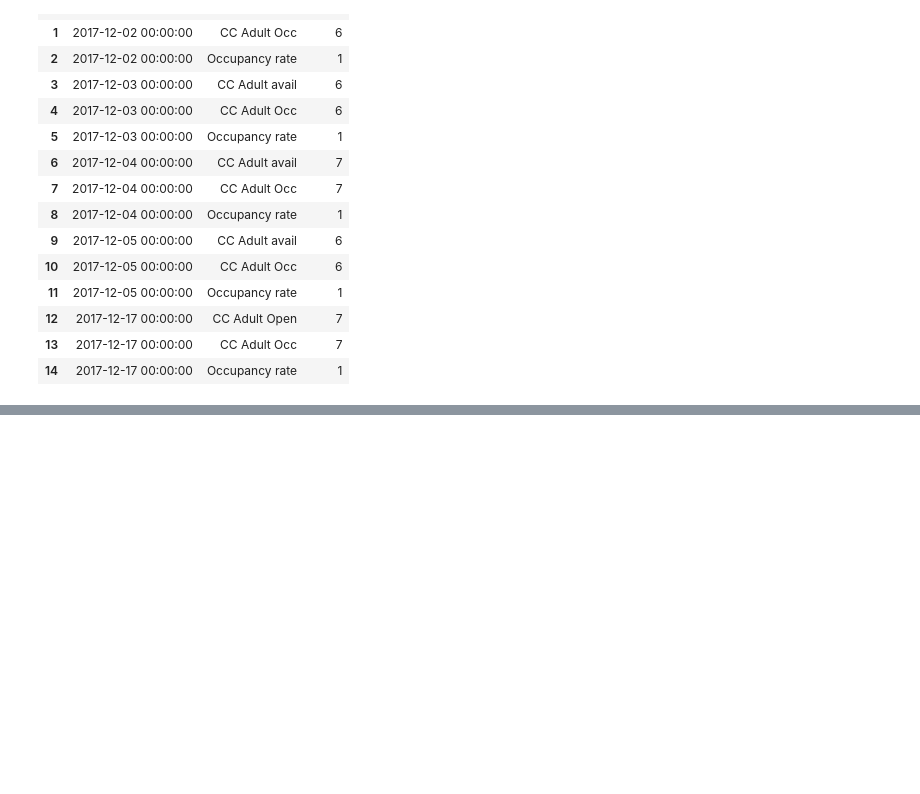
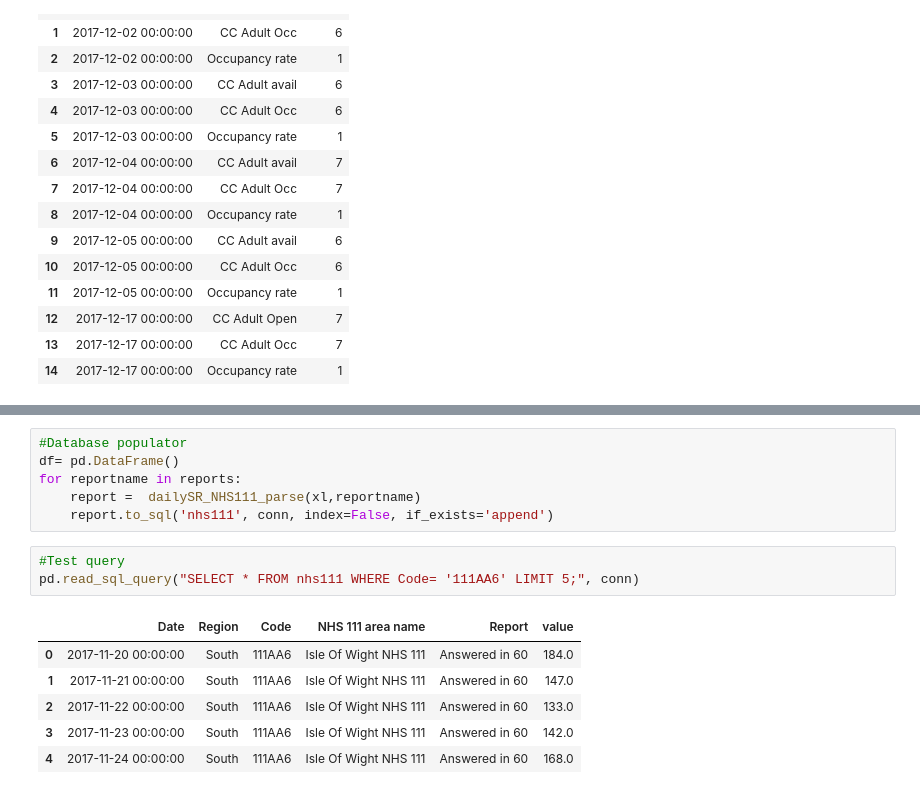
Before and after one commit to psychemedia/openHealthDataDoodles, a Jupyter notebook: notebooks/Winter_SitRep.ipynb, the cells around one changed output, grey strips where cells are left out. Cells and saved outputs as stored; diff of their text form; blank space fills up the shorter version.

```diff
--- a/notebooks/Winter_SitRep.ipynb
+++ b/notebooks/Winter_SitRep.ipynb
@@ -803,0 +860,16 @@ pd.read_sql_query(q_peak_occ_beds_acc, conn)
+# %%
+#Database populator
+df= pd.DataFrame()
+for reportname in reports:
+    report =  dailySR_NHS111_parse(xl,reportname)
+    report.to_sql('nhs111', conn, index=False, if_exists='append')
+# %%
+#Test query
+pd.read_sql_query("SELECT * FROM nhs111 WHERE Code= '111AA6' LIMIT 5;", conn)
+# %% [output]
+|  | Date | Region | Code | NHS 111 area name | Report | value |
+| 0 | 2017-11-20 00:00:00 | South | 111AA6 | Isle Of Wight NHS 111 | Answered in 60 | 184.0 |
+| 1 | 2017-11-21 00:00:00 | South | 111AA6 | Isle Of Wight NHS 111 | Answered in 60 | 147.0 |
+| 2 | 2017-11-22 00:00:00 | South | 111AA6 | Isle Of Wight NHS 111 | Answered in 60 | 133.0 |
+| 3 | 2017-11-23 00:00:00 | South | 111AA6 | Isle Of Wight NHS 111 | Answered in 60 | 142.0 |
+| 4 | 2017-11-24 00:00:00 | South | 111AA6 | Isle Of Wight NHS 111 | Answered in 60 | 168.0 |
```
Also changed, not shown: parts of 6 cells of this notebook.
